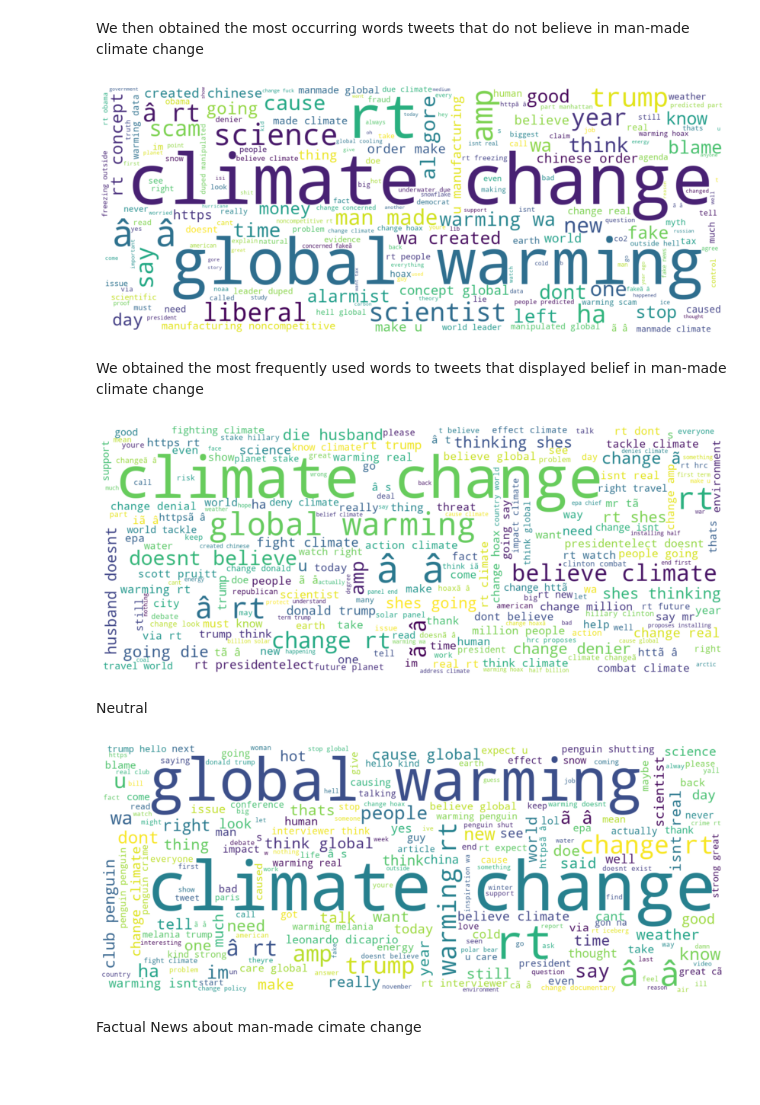
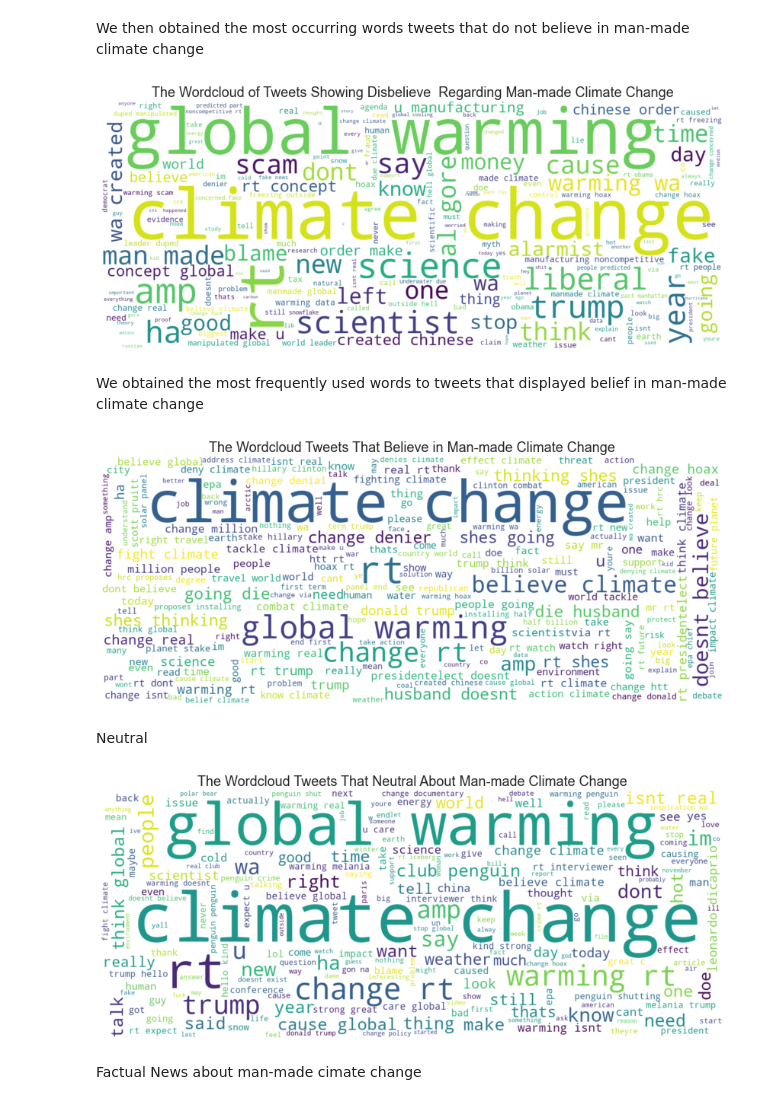
Before and after one commit to nkonyanihlulani/EDSA_Classification_TS3, a Jupyter notebook: EDSA_Classification_TS3.ipynb, the cells around one changed output. Saved outputs shown, nothing was run; the diff lists cells and outputs as text; code cells hidden in the pictures; blank space fills up the shorter version.

```diff
--- a/EDSA_Classification_TS3.ipynb
+++ b/EDSA_Classification_TS3.ipynb
@@ -179,3 +180,5 @@ train_df['clean_message'] = train_df['clean_message'].str.lower()
+# %%
+train_df['clean_message'] = train_df['clean_message'].str.replace('[^a-z]', ' ',regex = True)
 # %%
 train_df.head()
 # %% [output]
@@ -279,14 +293,15 @@ We then obtained the most occurring words tweets that do not believe in man-made
 # %%
 neg_words = ' '.join([text for text in train_df['clean_message'][train_df['sentiment'] == -1]])
 
 wordcloud = WordCloud(width=1500, height=600,  background_color='white').generate(neg_words)
 
 plt.figure(figsize=(15, 6))
 plt.imshow(wordcloud, interpolation="bilinear")
 plt.axis('off')
+plt.title('The Wordcloud of Tweets Showing Disbelieve  Regarding Man-made Climate Change')
 plt.show()
 # %% [output]
-[figure, old version]
+[figure, new version]
 # %% [markdown]
 We obtained the most frequently used words to tweets that displayed belief in man-made climate change
 # %%
@@ -297,22 +312,25 @@ wordcloud = WordCloud(width=1500, height=600,  background_color='white').generat
 plt.figure(figsize=(15, 6))
 plt.imshow(wordcloud, interpolation="bilinear")
 plt.axis('off')
+plt.title('The Wordcloud Tweets That Believe in Man-made Climate Change')
+
 plt.show()
 # %% [output]
-[figure, old version]
+[figure, new version]
 # %% [markdown]
 Neutral
 # %%
-neg_words = ' '.join([text for text in train_df['clean_message'][train_df['sentiment'] == 0]])
+neutral_words = ' '.join([text for text in train_df['clean_message'][train_df['sentiment'] == 0]])
 
-wordcloud = WordCloud(width=1500, height=600,  background_color='white').generate(neg_words)
+wordcloud = WordCloud(width=1500, height=600,  background_color='white').generate(neutral_words)
 
 plt.figure(figsize=(15, 6))
 plt.imshow(wordcloud, interpolation="bilinear")
 plt.axis('off')
+plt.title('The Wordcloud Tweets That Neutral About Man-made Climate Change')
 plt.show()
 # %% [output]
-[figure, old version]
+[figure, new version]
 # %% [markdown]
 Factual News about man-made cimate change
 # %%
```
Also changed, not shown: parts of 25 cells of this notebook, 2 other files.
